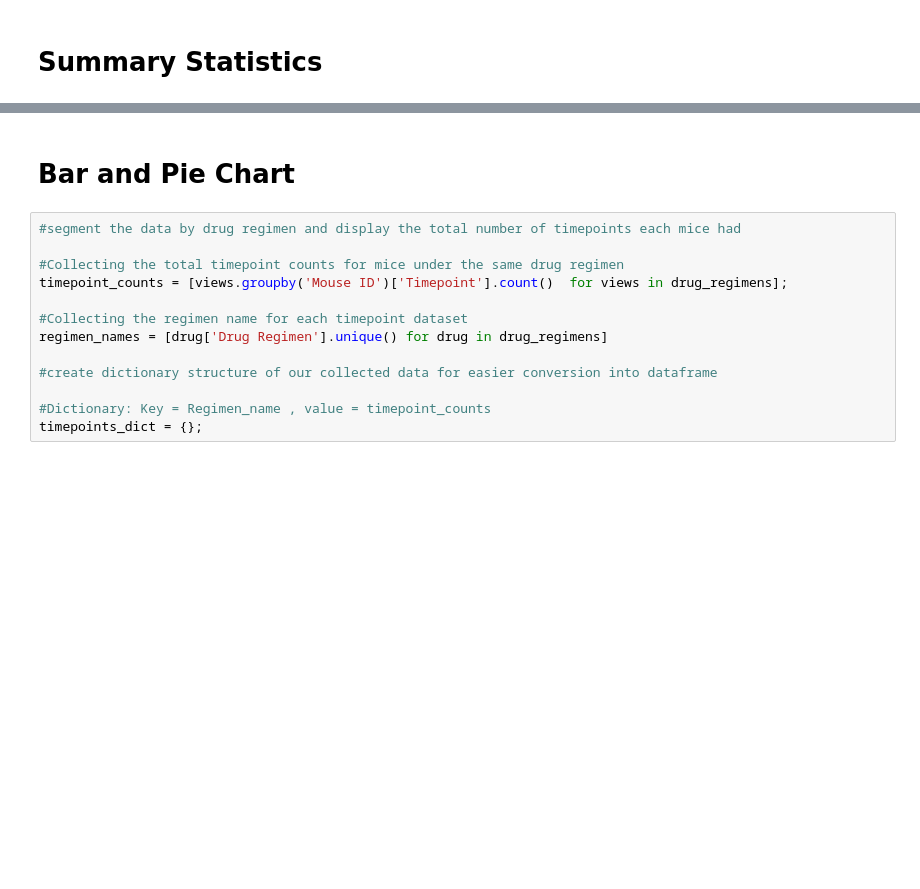
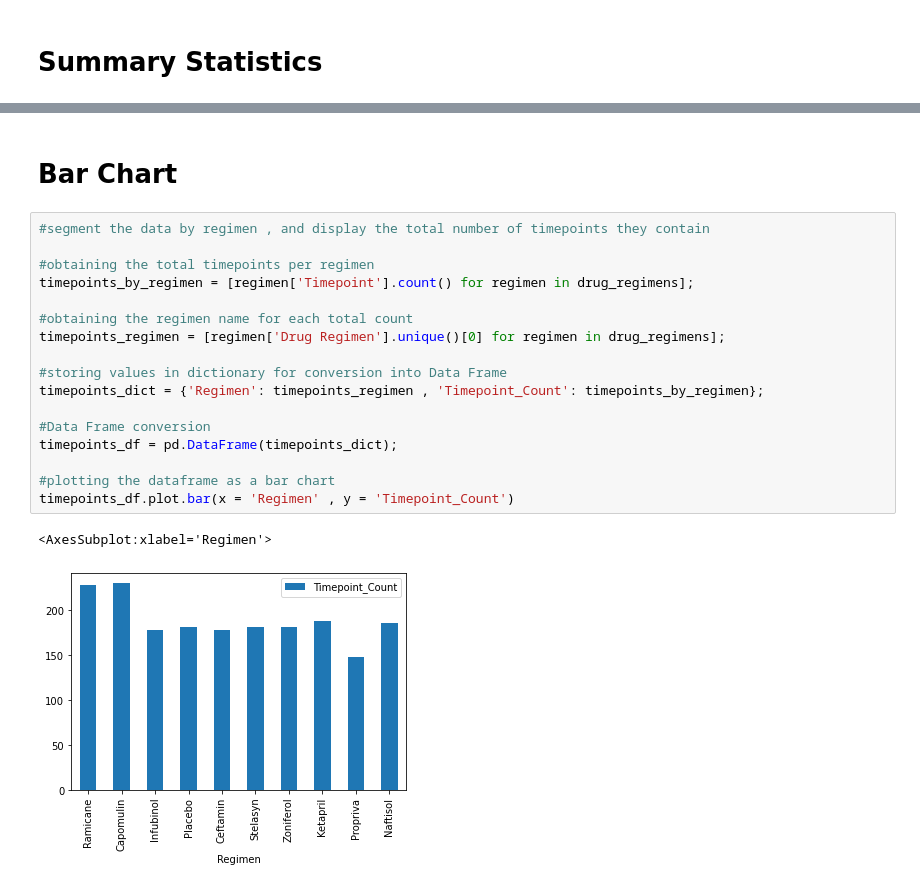
Before and after one commit to awesomepack/Pymaceuticals, a Jupyter notebook: Pymaceuticals.ipynb, the cells around one changed output, grey strips where cells are left out. Saved outputs shown, nothing was run; the diff lists cells and outputs as text; blank space fills up the shorter version.

Commit message:
Completed bar and pie charts. However , they need labels and improved formatting. Need to subset data to include only drugs of interest

```diff
--- a/Pymaceuticals.ipynb
+++ b/Pymaceuticals.ipynb
@@ -116,17 +116,24 @@ tumor_volume_summary
 | std | 4.846308 | 4.994774 | 6.567243 | 7.821003 | 6.268188 | 7.710419 | 6.966589 | 8.279709 | 6.622085 | 8.134708 |
 | SEM | 0.320955 | 0.329346 | 0.492236 | 0.581331 | 0.469821 | 0.573111 | 0.516398 | 0.603860 | 0.544332 | 0.596466 |
 # %% [markdown]
-# Bar and Pie Chart
+# Bar Chart
 # %%
-#segment the data by drug regimen and display the total number of timepoints each mice had
+#segment the data by regimen , and display the total number of timepoints they contain
 
-#Collecting the total timepoint counts for mice under the same drug regimen
-timepoint_counts = [views.groupby('Mouse ID')['Timepoint'].count()  for views in drug_regimens];
+#obtaining the total timepoints per regimen
+timepoints_by_regimen = [regimen['Timepoint'].count() for regimen in drug_regimens];
 
-#Collecting the regimen name for each timepoint dataset
-regimen_names = [drug['Drug Regimen'].unique() for drug in drug_regimens]
+#obtaining the regimen name for each total count
+timepoints_regimen = [regimen['Drug Regimen'].unique()[0] for regimen in drug_regimens];
 
-#create dictionary structure of our collected data for easier conversion into dataframe
+#storing values in dictionary for conversion into Data Frame
+timepoints_dict = {'Regimen': timepoints_regimen , 'Timepoint_Count': timepoints_by_regimen};
 
-#Dictionary: Key = Regimen_name , value = timepoint_counts
-timepoints_dict = {};
+#Data Frame conversion
+timepoints_df = pd.DataFrame(timepoints_dict);
+
+#plotting the dataframe as a bar chart
+timepoints_df.plot.bar(x = 'Regimen' , y = 'Timepoint_Count')
+# %% [output]
+<AxesSubplot:xlabel='Regimen'>
+[figure, added]
```
Also changed, not shown: parts of 7 cells of this notebook.
